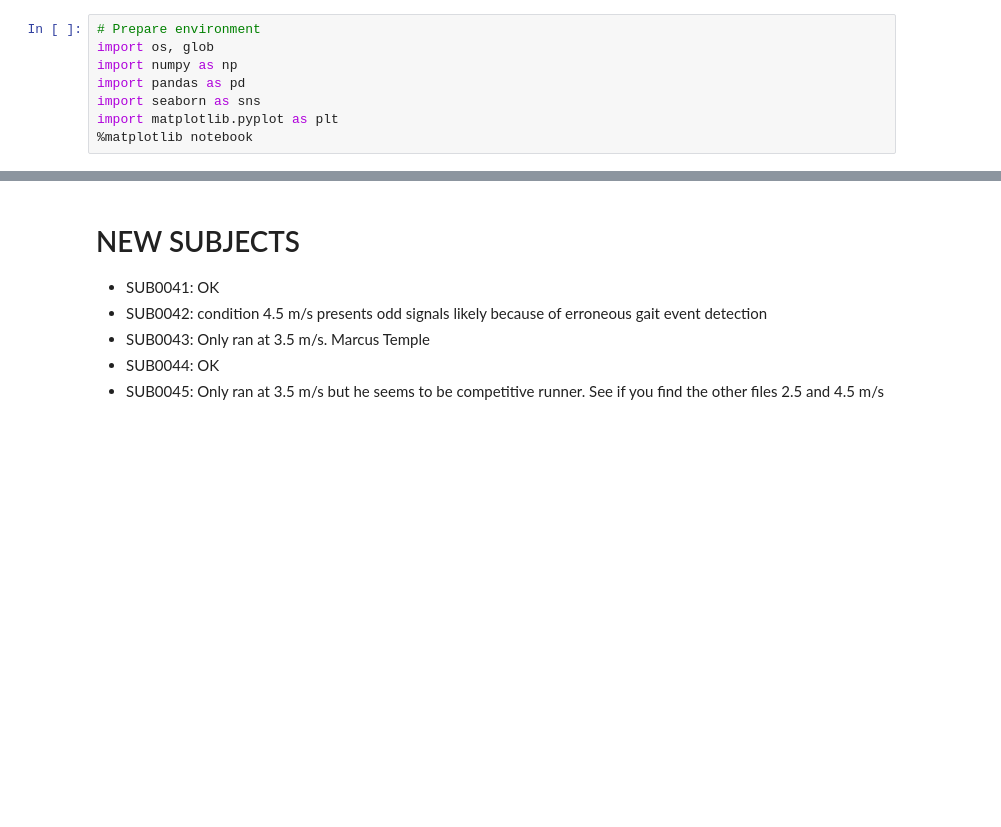
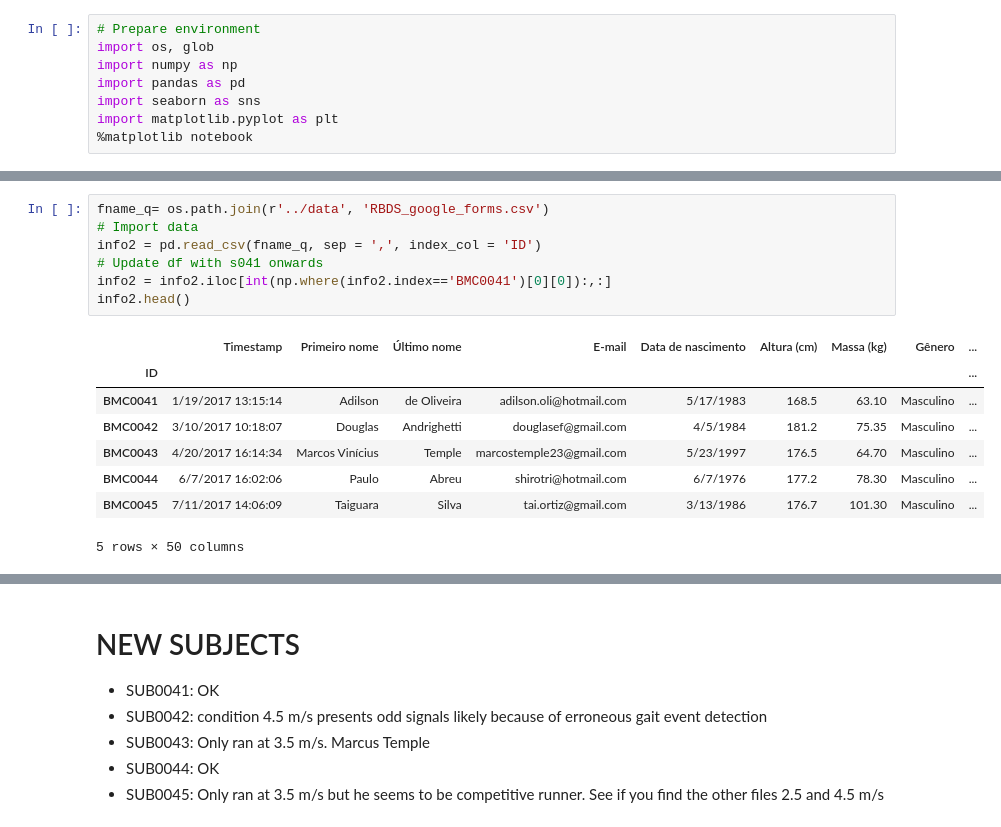
Before and after one commit to regifukuchi/BMC-RIC-running-biomechanics, a Jupyter notebook: notebooks/RBDS_compare_processed_files.ipynb, the cells around one changed output, grey strips where cells are left out. Saved outputs shown, nothing was run; the diff lists cells and outputs as text; blank space fills up the shorter version.

```diff
--- a/notebooks/RBDS_compare_processed_files.ipynb
+++ b/notebooks/RBDS_compare_processed_files.ipynb
@@ -20,0 +48,16 @@ nsubjects = len(fnames)
+# %%
+fname_q= os.path.join(r'../data', 'RBDS_google_forms.csv')
+# Import data
+info2 = pd.read_csv(fname_q, sep = ',', index_col = 'ID')
+# Update df with s041 onwards
+info2 = info2.iloc[int(np.where(info2.index=='BMC0041')[0][0]):,:]
+info2.head()
+# %% [output]
+|  | Timestamp | Primeiro nome | Último nome | E-mail | Data de nascimento | Altura (cm) | Massa (kg) | Gênero | ... |
+| ID |  |  |  |  |  |  |  |  | ... |
+| BMC0041 | 1/19/2017 13:15:14 | Adilson | de Oliveira | adilson.oli@hotmail.com | 5/17/1983 | 168.5 | 63.10 | Masculino | ... |
+| BMC0042 | 3/10/2017 10:18:07 | Douglas | Andrighetti | douglasef@gmail.com | 4/5/1984 | 181.2 | 75.35 | Masculino | ... |
+| BMC0043 | 4/20/2017 16:14:34 | Marcos Vinícius | Temple | marcostemple23@gmail.com | 5/23/1997 | 176.5 | 64.70 | Masculino | ... |
+| BMC0044 | 6/7/2017 16:02:06 | Paulo | Abreu | shirotri@hotmail.com | 6/7/1976 | 177.2 | 78.30 | Masculino | ... |
+| BMC0045 | 7/11/2017 14:06:09 | Taiguara | Silva | tai.ortiz@gmail.com | 3/13/1986 | 176.7 | 101.30 | Masculino | ... |
+5 rows × 50 columns
```
Also changed, not shown: parts of 19 cells of this notebook, 31 other files.
